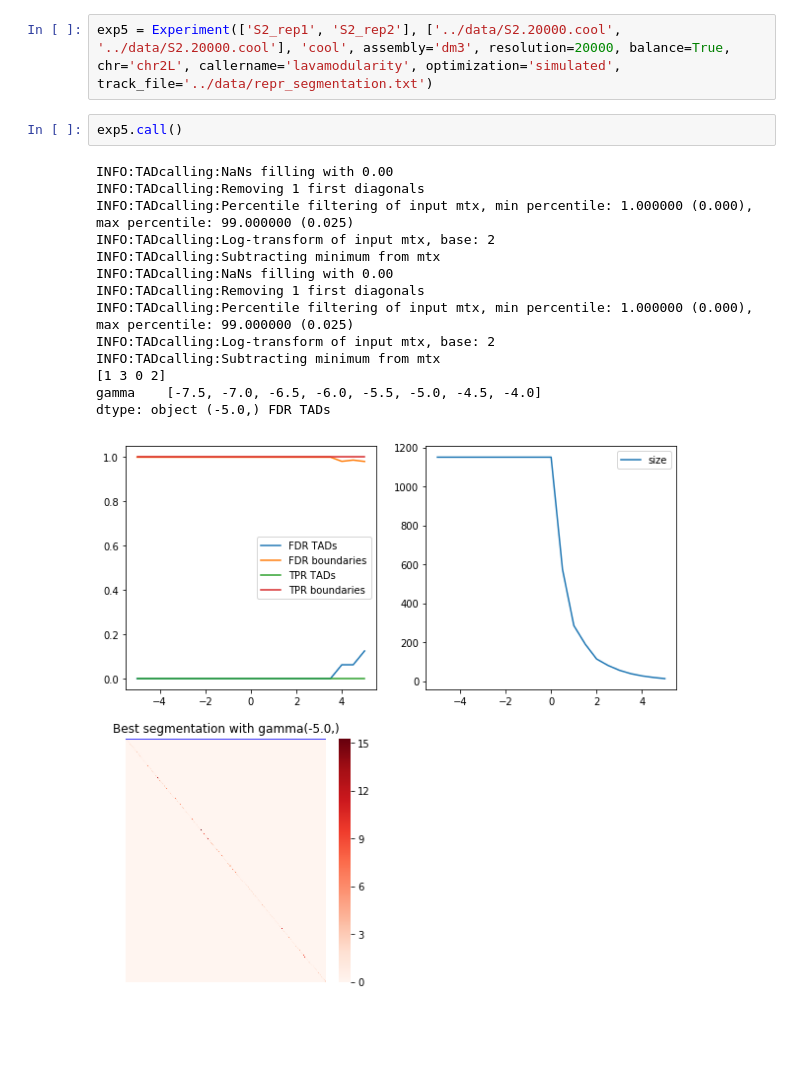
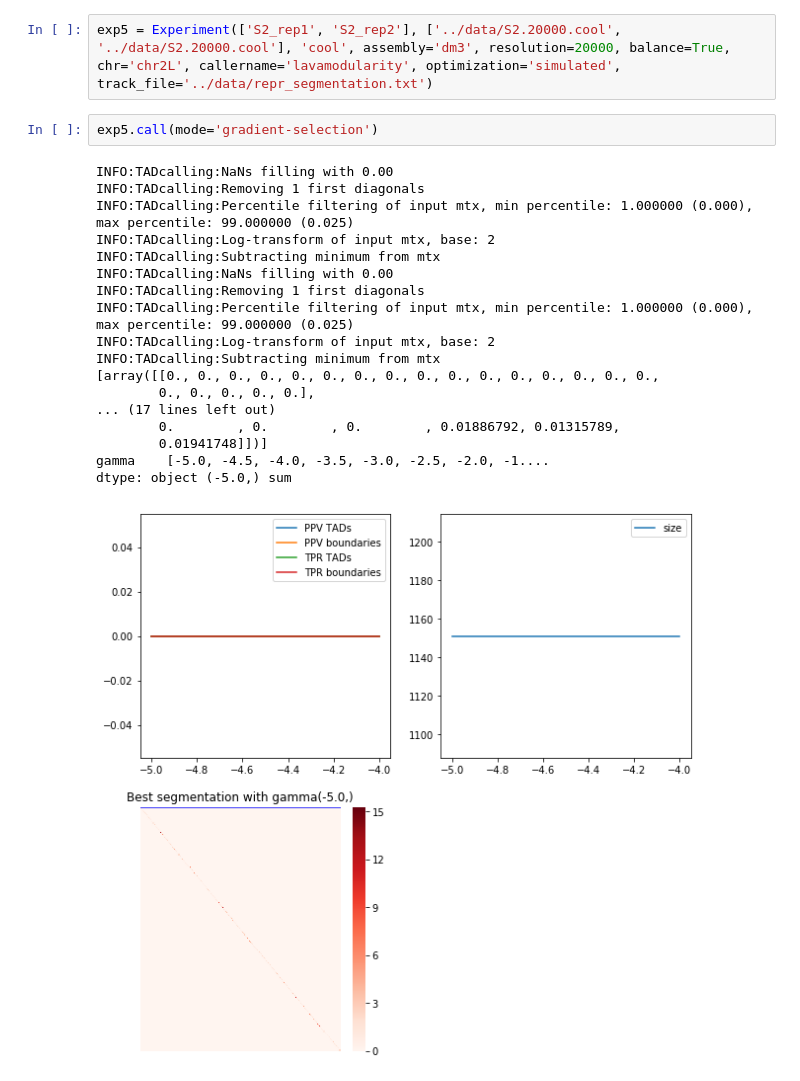
Before and after one commit to dmitrymyl/TADselect, a Jupyter notebook: examples/test.ipynb, the cells around one changed output. Cells and saved outputs as stored; diff of their text form; blank space fills up the shorter version.

Commit message:
The error in gradient calculation was found while checking modifications from previous commit. Observations are written in gradient_log.txt. optimized_calc method needs work.

```diff
--- a/examples/test.ipynb
+++ b/examples/test.ipynb
@@ -870,19 +972,23 @@ exp4.call()
 # %%
 exp5 = Experiment(['S2_rep1', 'S2_rep2'], ['../data/S2.20000.cool', '../data/S2.20000.cool'], 'cool', assembly='dm3', resolution=20000, balance=True, chr='chr2L', callername='lavamodularity', optimization='simulated', track_file='../data/repr_segmentation.txt')
 # %%
-exp5.call()
+exp5.call(mode='gradient-selection')
 # %% [output]
 INFO:TADcalling:NaNs filling with 0.00
 INFO:TADcalling:Removing 1 first diagonals
 INFO:TADcalling:Percentile filtering of input mtx, min percentile: 1.000000 (0.000), max percentile: 99.000000 (0.025)
 INFO:TADcalling:Log-transform of input mtx, base: 2
 INFO:TADcalling:Subtracting minimum from mtx
 INFO:TADcalling:NaNs filling with 0.00
 INFO:TADcalling:Removing 1 first diagonals
 INFO:TADcalling:Percentile filtering of input mtx, min percentile: 1.000000 (0.000), max percentile: 99.000000 (0.025)
 INFO:TADcalling:Log-transform of input mtx, base: 2
 INFO:TADcalling:Subtracting minimum from mtx
-[1 3 0 2]
-gamma    [-7.5, -7.0, -6.5, -6.0, -5.5, -5.0, -4.5, -4.0]
-dtype: object (-5.0,) FDR TADs
+[array([[0., 0., 0., 0., 0., 0., 0., 0., 0., 0., 0., 0., 0., 0., 0., 0.,
+        0., 0., 0., 0., 0.],
+... (17 lines left out)
+        0.        , 0.        , 0.        , 0.01886792, 0.01315789,
+        0.01941748]])]
+gamma    [-5.0, -4.5, -4.0, -3.5, -3.0, -2.5, -2.0, -1....
+dtype: object (-5.0,) sum
-[figure, old version]
+[figure, new version]
```
Also changed, not shown: parts of 11 cells of this notebook, 1 other file.
